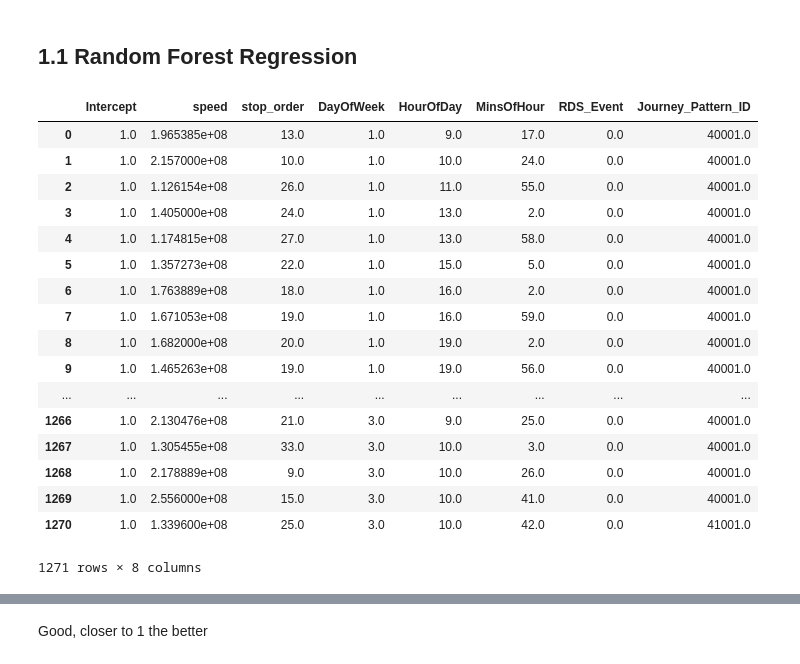
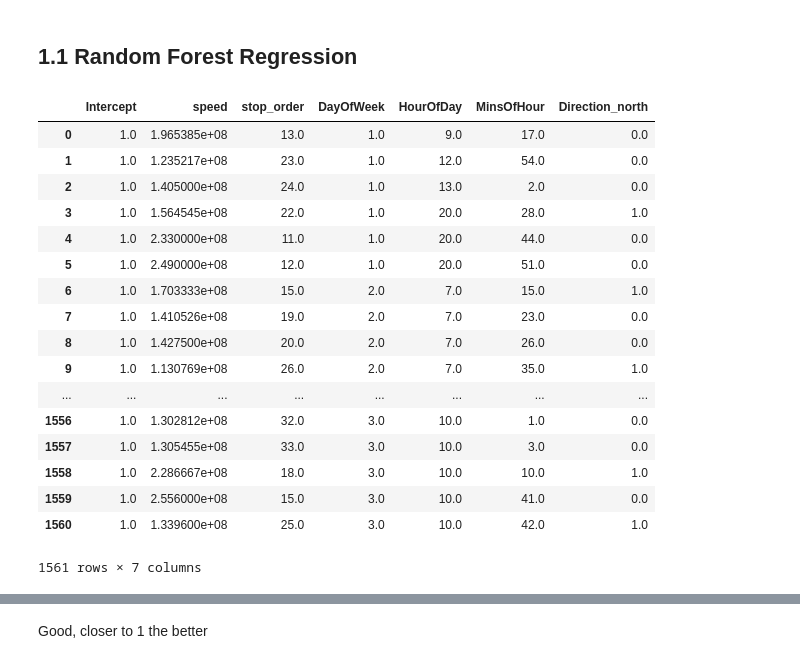
Before and after one commit to andrew-ocallaghan-ie/The11thHour, a Jupyter notebook: DublinBusApp/data_analytics/bus_route4_model_analysis.ipynb, the cells around one changed output, grey strips where cells are left out. Drawn from its saved outputs; the diff is of its cells as text; code cells hidden in the pictures.

```diff
--- a/DublinBusApp/data_analytics/bus_route4_model_analysis.ipynb
+++ b/DublinBusApp/data_analytics/bus_route4_model_analysis.ipynb
@@ -29,29 +29,34 @@ df = pd.read_csv('csv_data/bus_route4_clean.csv')
 # 1.0 Model Analysis
 # %% [markdown]
 ## 1.1 Random Forest Regression
-# %%
-y, X = dmatrices('journey_time ~  speed + stop_order + DayOfWeek + HourOfDay + MinsOfHour + RDS_Event + Journey_Pattern_ID', df, return_type="dataframe")
-y = np.ravel(y)
-X
-# %% [output]
-|  | Intercept | speed | stop_order | DayOfWeek | HourOfDay | MinsOfHour | RDS_Event | Journey_Pattern_ID |
-| 0 | 1.0 | 1.965385e+08 | 13.0 | 1.0 | 9.0 | 17.0 | 0.0 | 40001.0 |
-| 1 | 1.0 | 2.157000e+08 | 10.0 | 1.0 | 10.0 | 24.0 | 0.0 | 40001.0 |
-| 2 | 1.0 | 1.126154e+08 | 26.0 | 1.0 | 11.0 | 55.0 | 0.0 | 40001.0 |
-| 3 | 1.0 | 1.405000e+08 | 24.0 | 1.0 | 13.0 | 2.0 | 0.0 | 40001.0 |
-| 4 | 1.0 | 1.174815e+08 | 27.0 | 1.0 | 13.0 | 58.0 | 0.0 | 40001.0 |
-| 5 | 1.0 | 1.357273e+08 | 22.0 | 1.0 | 15.0 | 5.0 | 0.0 | 40001.0 |
-| 6 | 1.0 | 1.763889e+08 | 18.0 | 1.0 | 16.0 | 2.0 | 0.0 | 40001.0 |
-| 7 | 1.0 | 1.671053e+08 | 19.0 | 1.0 | 16.0 | 59.0 | 0.0 | 40001.0 |
-| 8 | 1.0 | 1.682000e+08 | 20.0 | 1.0 | 19.0 | 2.0 | 0.0 | 40001.0 |
-| 9 | 1.0 | 1.465263e+08 | 19.0 | 1.0 | 19.0 | 56.0 | 0.0 | 40001.0 |
-| ... | ... | ... | ... | ... | ... | ... | ... | ... |
-| 1266 | 1.0 | 2.130476e+08 | 21.0 | 3.0 | 9.0 | 25.0 | 0.0 | 40001.0 |
-| 1267 | 1.0 | 1.305455e+08 | 33.0 | 3.0 | 10.0 | 3.0 | 0.0 | 40001.0 |
-| 1268 | 1.0 | 2.178889e+08 | 9.0 | 3.0 | 10.0 | 26.0 | 0.0 | 40001.0 |
-| 1269 | 1.0 | 2.556000e+08 | 15.0 | 3.0 | 10.0 | 41.0 | 0.0 | 40001.0 |
-| 1270 | 1.0 | 1.339600e+08 | 25.0 | 3.0 | 10.0 | 42.0 | 0.0 | 41001.0 |
-1271 rows × 8 columns
+# %%
+#journey pattern ID here just represents direction - we can switch for direction for user input
+#took out RDS event as not right to simply include one event - not consist for all events at RDS in Jan
+#stop order is essentially the number of times that bus stopped - we will not know that
+#speed - uses the stop order to work out time travelling (includes time journey started) / stop order (position) - we will not know that
+#therefore is the best we can do in real time is to record the journey times/distances as speeds for each scheduled run?
+y, X = dmatrices('journey_time ~  speed  + stop_order + DayOfWeek + HourOfDay + MinsOfHour + Direction_north', df, return_type="dataframe")
+y = np.ravel(y)
+X
+# %% [output]
+|  | Intercept | speed | stop_order | DayOfWeek | HourOfDay | MinsOfHour | Direction_north |
+| 0 | 1.0 | 1.965385e+08 | 13.0 | 1.0 | 9.0 | 17.0 | 0.0 |
+| 1 | 1.0 | 1.235217e+08 | 23.0 | 1.0 | 12.0 | 54.0 | 0.0 |
+| 2 | 1.0 | 1.405000e+08 | 24.0 | 1.0 | 13.0 | 2.0 | 0.0 |
+| 3 | 1.0 | 1.564545e+08 | 22.0 | 1.0 | 20.0 | 28.0 | 1.0 |
+| 4 | 1.0 | 2.330000e+08 | 11.0 | 1.0 | 20.0 | 44.0 | 0.0 |
+| 5 | 1.0 | 2.490000e+08 | 12.0 | 1.0 | 20.0 | 51.0 | 0.0 |
+| 6 | 1.0 | 1.703333e+08 | 15.0 | 2.0 | 7.0 | 15.0 | 1.0 |
+| 7 | 1.0 | 1.410526e+08 | 19.0 | 2.0 | 7.0 | 23.0 | 0.0 |
+| 8 | 1.0 | 1.427500e+08 | 20.0 | 2.0 | 7.0 | 26.0 | 0.0 |
+| 9 | 1.0 | 1.130769e+08 | 26.0 | 2.0 | 7.0 | 35.0 | 1.0 |
+| ... | ... | ... | ... | ... | ... | ... | ... |
+| 1556 | 1.0 | 1.302812e+08 | 32.0 | 3.0 | 10.0 | 1.0 | 0.0 |
+| 1557 | 1.0 | 1.305455e+08 | 33.0 | 3.0 | 10.0 | 3.0 | 0.0 |
+| 1558 | 1.0 | 2.286667e+08 | 18.0 | 3.0 | 10.0 | 10.0 | 1.0 |
+| 1559 | 1.0 | 2.556000e+08 | 15.0 | 3.0 | 10.0 | 41.0 | 0.0 |
+| 1560 | 1.0 | 1.339600e+08 | 25.0 | 3.0 | 10.0 | 42.0 | 1.0 |
+1561 rows × 7 columns
 # %%
 X_train, X_test, y_train, y_test = train_test_split(X, y,
                                                     test_size=0.2,
```
Also changed, not shown: parts of 8 cells of this notebook, 4 other files.
